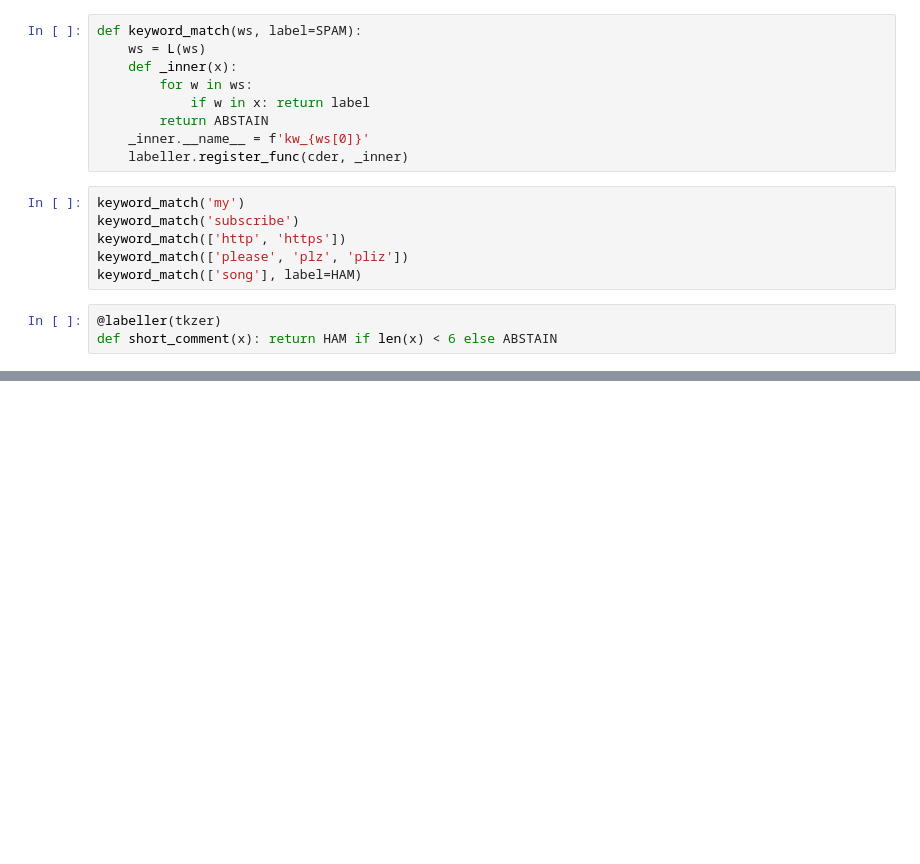
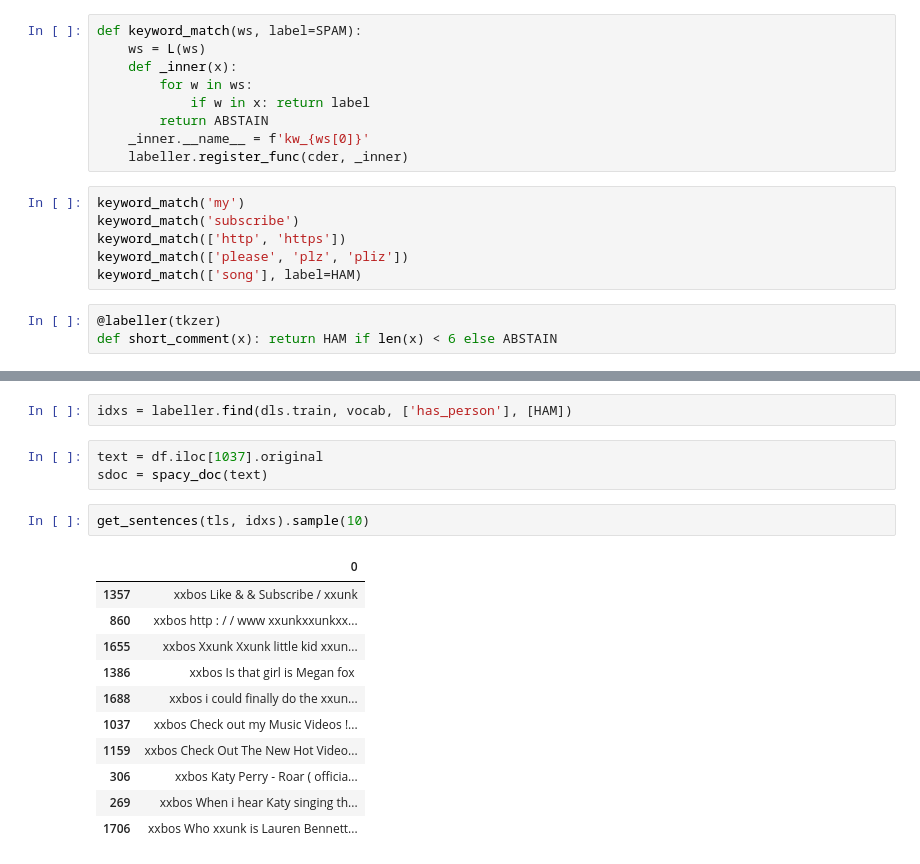
Before and after one commit to lgvaz/lazylabel, a Jupyter notebook: examples/youtube_spam.ipynb, the cells around one changed output, grey strips where cells are left out. Drawn from its saved outputs; the diff is of its cells as text; blank space fills up the shorter version.

```diff
--- a/examples/youtube_spam.ipynb
+++ b/examples/youtube_spam.ipynb
@@ -207,0 +241,19 @@ labeller.summary(dls.train)
+# %%
+idxs = labeller.find(dls.train, vocab, ['has_person'], [HAM])
+# %%
+text = df.iloc[1037].original
+sdoc = spacy_doc(text)
+# %%
+get_sentences(tls, idxs).sample(10)
+# %% [output]
+|  | 0 |
+| 1357 | xxbos Like & & Subscribe / xxunk |
+| 860 | xxbos http : / / www xxunkxxunkxx... |
+| 1655 | xxbos Xxunk Xxunk little kid xxun... |
+| 1386 | xxbos Is that girl is Megan fox ﻿ |
+| 1688 | xxbos i could finally do the xxun... |
+| 1037 | xxbos Check out my Music Videos !... |
+| 1159 | xxbos Check Out The New Hot Video... |
+| 306 | xxbos Katy Perry - Roar ( officia... |
+| 269 | xxbos When i hear Katy singing th... |
+| 1706 | xxbos Who xxunk is Lauren Bennett... |
```
Also changed, not shown: parts of 12 cells of this notebook, 8 other files.
